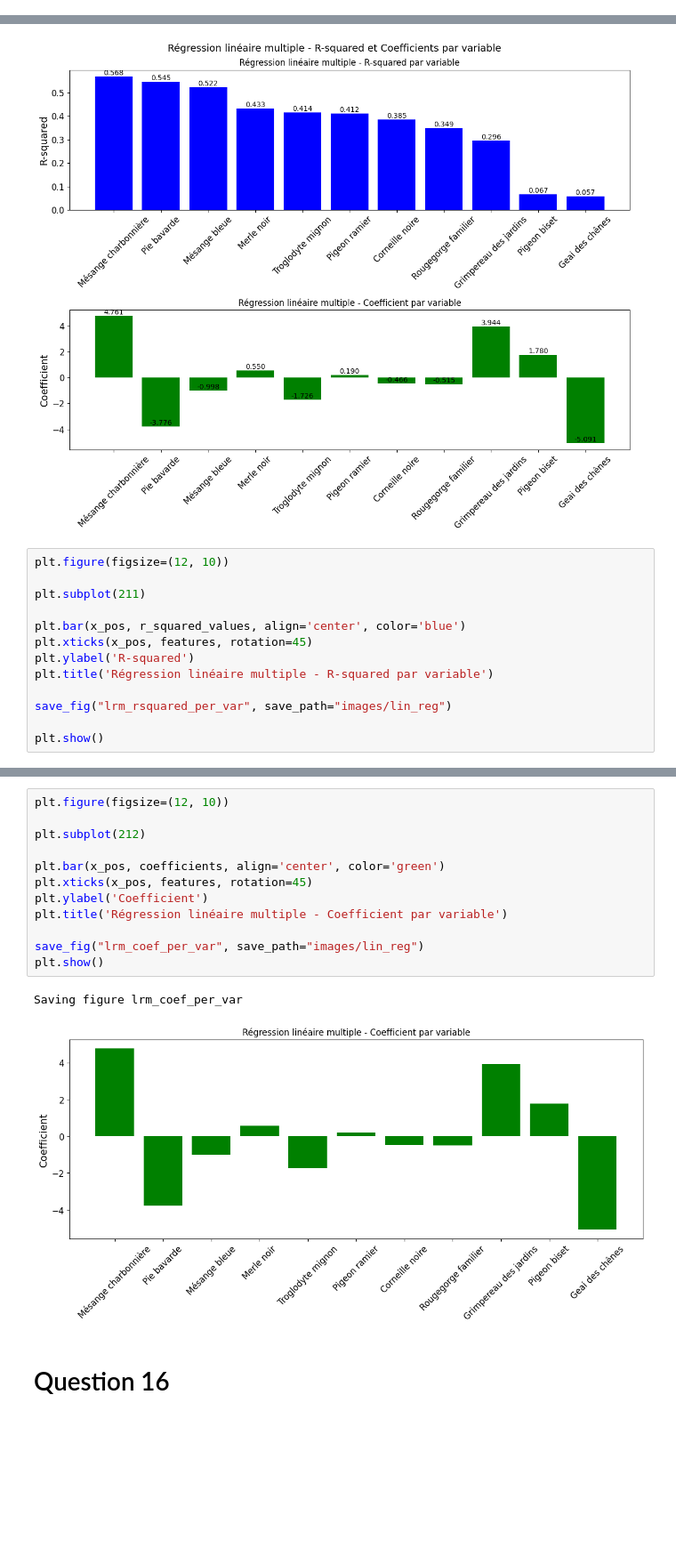
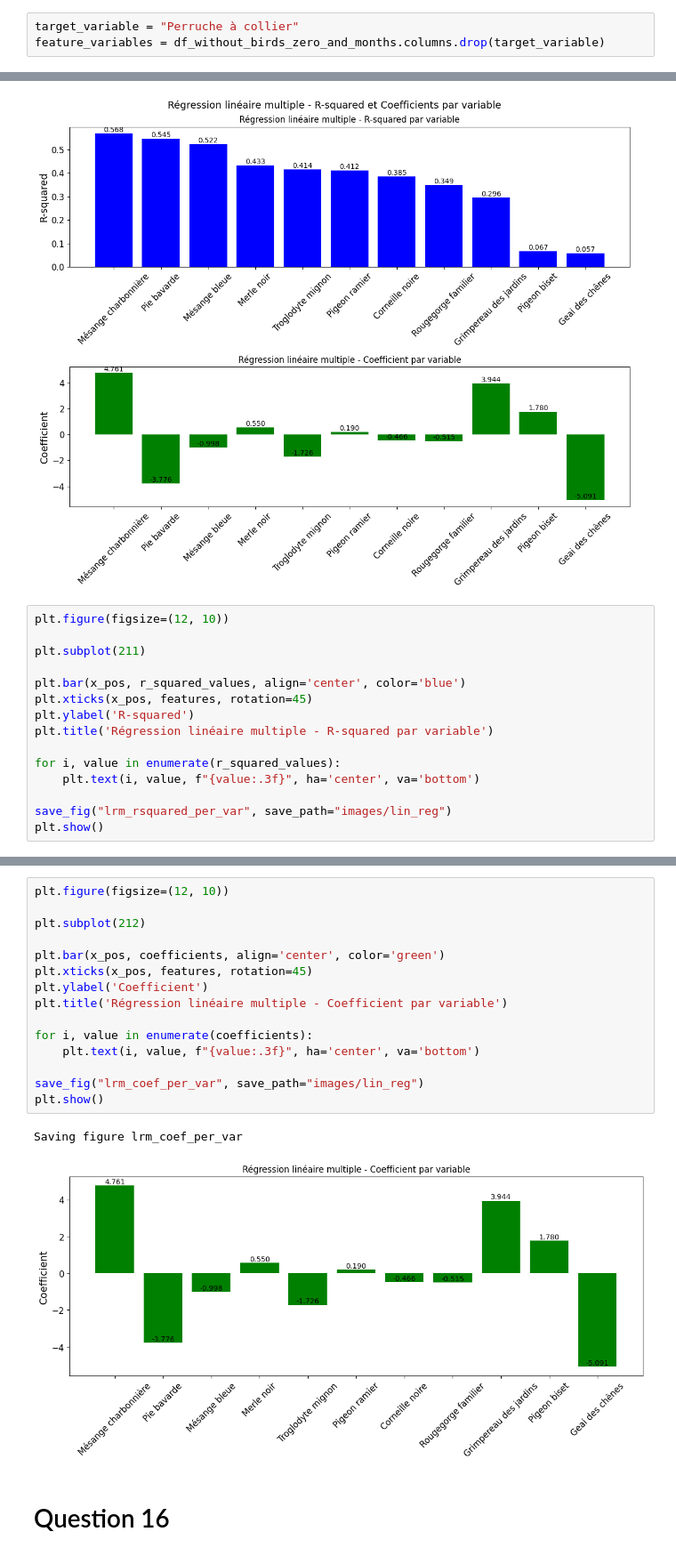
Before and after one commit to Redhoxx/DataScience_Project, a Jupyter notebook: DataScience_Project.ipynb, the cells around one changed output, grey strips where cells are left out. Shown at 89% size. Drawn from its saved outputs; the diff is of its cells as text; blank space fills up the shorter version.

```diff
--- a/DataScience_Project.ipynb
+++ b/DataScience_Project.ipynb
@@ -1091,6 +1101,9 @@ else:
 # %% [output]
 Saving figure lin_reg_Perruche à collier_vs_Geai des chênes
 [figure]
+# %%
+target_variable = "Perruche à collier"
+feature_variables = df_without_birds_zero_and_months.columns.drop(target_variable)
 # %% [markdown]
 Quelle est la valeur maximale que vous obtenez pour le coefficient de détermination ajusté ? Affichez les variables correspondantes, ainsi que les paramètres βi obtenus. Commentez.
 # %%
@@ -1207,8 +1220,10 @@ plt.xticks(x_pos, features, rotation=45)
 plt.ylabel('R-squared')
 plt.title('Régression linéaire multiple - R-squared par variable')
 
+for i, value in enumerate(r_squared_values):
+    plt.text(i, value, f"{value:.3f}", ha='center', va='bottom')
+
 save_fig("lrm_rsquared_per_var", save_path="images/lin_reg")
-
 plt.show()
 # %% [output]
 Saving figure lrm_rsquared_per_var
@@ -1216,18 +1231,21 @@ Saving figure lrm_rsquared_per_var
 # %%
 plt.figure(figsize=(12, 10))
 
 plt.subplot(212)
 
 plt.bar(x_pos, coefficients, align='center', color='green')
 plt.xticks(x_pos, features, rotation=45)
 plt.ylabel('Coefficient')
 plt.title('Régression linéaire multiple - Coefficient par variable')
 
+for i, value in enumerate(coefficients):
+    plt.text(i, value, f"{value:.3f}", ha='center', va='bottom')
+
 save_fig("lrm_coef_per_var", save_path="images/lin_reg")
 plt.show()
 # %% [output]
 Saving figure lrm_coef_per_var
-[figure, old version]
+[figure, new version]
 # %% [markdown]
 # Question 16
 # %% [markdown]
```
Also changed, not shown: parts of 7 cells of this notebook, 2 other files.
